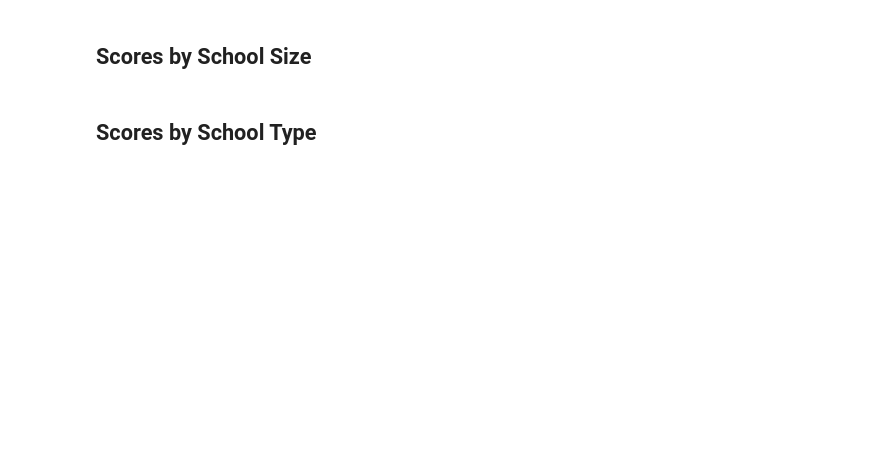
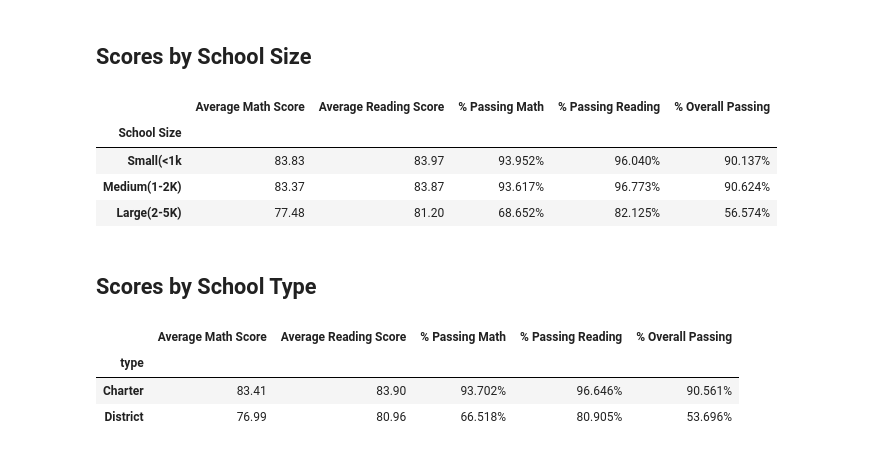
Before and after one commit to mnolker/pandas-challenge, a Jupyter notebook: PyCitySchools/PyCitySchools.ipynb, the cells around one changed output. Cells and saved outputs as stored; diff of their text form; code cells hidden in the pictures; blank space fills up the shorter version.

```diff
--- a/PyCitySchools/PyCitySchools.ipynb
+++ b/PyCitySchools/PyCitySchools.ipynb
@@ -428,2 +430,29 @@ spend_range_sum_df
+# %%
+# Create a table that breaks down school performances based on average Spending Ranges (Per Student).
+bins = [0,1000,2000,5000]
+size_ranges = ["Small(<1k","Medium(1-2K)","Large(2-5K)"]
+
+school_data_complete["School Size"] = pd.cut(schools_by_spend_range_df["size"], bins,labels=size_ranges)
+
+
+schools_size_range = school_data_complete.groupby(["School Size"])
+total_students_size = schools_size_range["Student ID"].count()
+avg_math_score_size = schools_size_range["math_score"].mean()
+avg_read_score_size = schools_size_range["reading_score"].mean()
+number_passing_math_size = schools_size_range["Passing Math"].sum()
+percent_passing_math_size = schools_size_range["Passing Math"].sum() / total_students_size * 100
+percent_passing_read_size = schools_size_range["Passing Read"].sum() / total_students_size * 100
+percent_passing_overall_size = schools_size_range["Passing Overall"].sum() / total_students_size * 100
+
+#Create new table with spending ranges
+size_range_sum_df = pd.DataFrame({"Average Math Score": avg_math_score_size, "Average Reading Score": avg_read_score_size, \
+                                 "% Passing Math": percent_passing_math_size,"% Passing Reading": percent_passing_read_size, \
+                                  "% Overall Passing": percent_passing_overall_size})
+
+size_range_sum_df["Average Math Score"] = size_range_sum_df["Average Math Score"].map("{:.2f}".format)
+size_range_sum_df["Average Reading Score"] = size_range_sum_df["Average Reading Score"].map("{:.2f}".format)
+size_range_sum_df["% Passing Math"] = size_range_sum_df["% Passing Math"].map("{:.3f}%".format)
+size_range_sum_df["% Passing Reading"] = size_range_sum_df["% Passing Reading"].map("{:.3f}%".format)
+size_range_sum_df["% Overall Passing"] = size_range_sum_df["% Overall Passing"].map("{:.3f}%".format)
 # %% [markdown]
 ## Scores by School Size
@@ -433,0 +459,8 @@ spend_range_sum_df
+# %%
+size_range_sum_df
+# %% [output]
+|  | Average Math Score | Average Reading Score | % Passing Math | % Passing Reading | % Overall Passing |
+| School Size |  |  |  |  |  |
+| Small(<1k | 83.83 | 83.97 | 93.952% | 96.040% | 90.137% |
+| Medium(1-2K) | 83.37 | 83.87 | 93.617% | 96.773% | 90.624% |
+| Large(2-5K) | 77.48 | 81.20 | 68.652% | 82.125% | 56.574% |
@@ -437,0 +490,7 @@ spend_range_sum_df
+# %%
+type_range_sum_df
+# %% [output]
+|  | Average Math Score | Average Reading Score | % Passing Math | % Passing Reading | % Overall Passing |
+| type |  |  |  |  |  |
+| Charter | 83.41 | 83.90 | 93.702% | 96.646% | 90.561% |
+| District | 76.99 | 80.96 | 66.518% | 80.905% | 53.696% |
```
Also changed, not shown: parts of 8 cells of this notebook.
